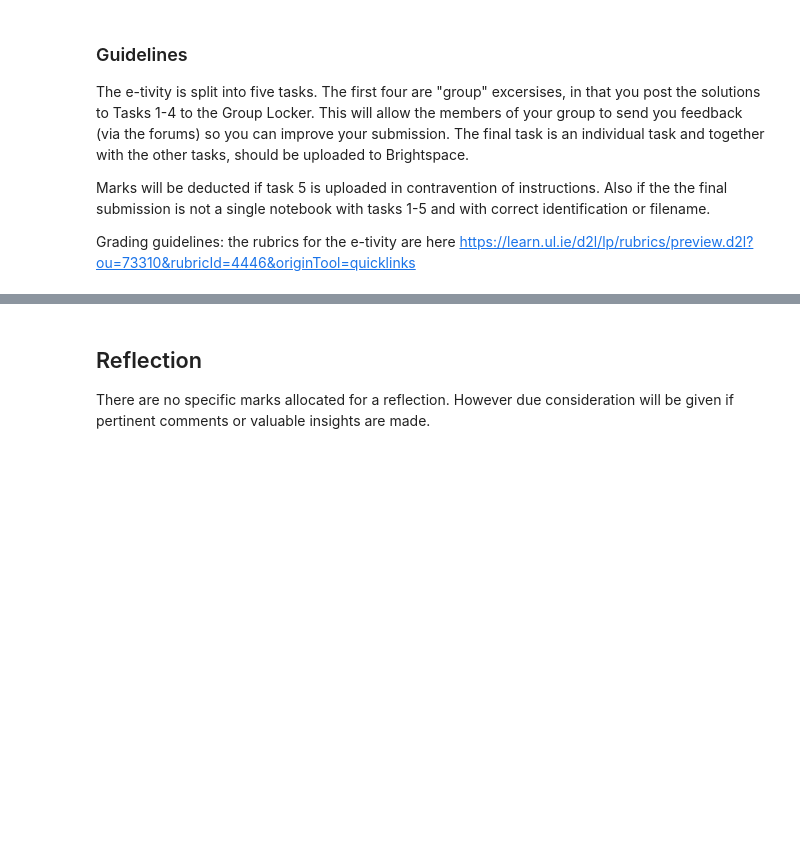
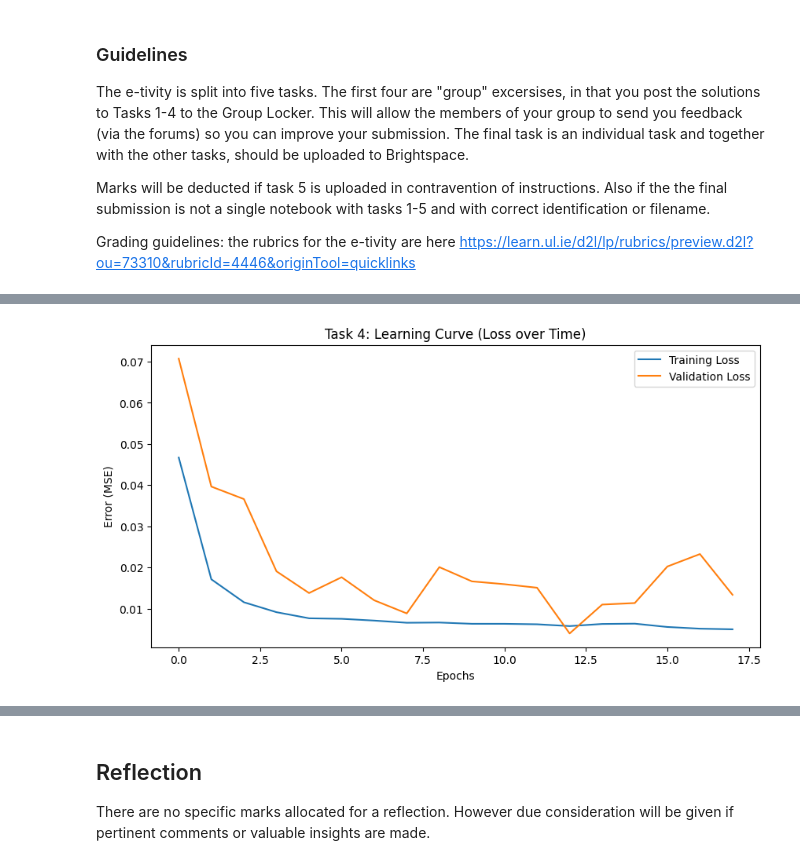
Before and after one commit to barry-clarke/CS5004, a Jupyter notebook: Etivity2_24325082_Tasks1_4.ipynb, the cells around one changed output, grey strips where cells are left out. Saved outputs shown, nothing was run; the diff lists cells and outputs as text; code cells hidden in the pictures; blank space fills up the shorter version.

```diff
--- a/Etivity2_24325082_Tasks1_4.ipynb
+++ b/Etivity2_24325082_Tasks1_4.ipynb
@@ -142,0 +198,80 @@ Submit Tasks 1-5 in a single notebook this before the deadline on Sunday.
+# %%
+# ==========================================
+# TASK 3: MODEL CONSTRUCTION (LSTM)
+# ==========================================
+print("\n--- Task 3: Building LSTM Model ---")
+
+model = Sequential()
+
+# Input Layer
+model.add(Input(shape=(X_train.shape[1], X_train.shape[2])))
+
+# LSTM Layers (32 Units, Stacked)
+model.add(LSTM(32, return_sequences=True))
+model.add(Dropout(0.2))
+
+model.add(LSTM(32, return_sequences=False))
+model.add(Dropout(0.2))
+
+# Output Layer
+model.add(Dense(1))
+
+model.compile(optimizer='adam', loss='mean_squared_error')
+
+# ==========================================
+# TASK 4: TRAINING & EVALUATION
+# ==========================================
+print("\n--- Task 4: Training & Testing ---")
+
+# Early Stopping
+callback = EarlyStopping(monitor='val_loss', patience=5, restore_best_weights=True)
+
+history = model.fit(
+    X_train, y_train,
+    validation_data=(X_test, y_test),
+    epochs=50,
+    batch_size=32,
+    callbacks=[callback],
+    verbose=1
+)
+
+# --- Plot 1: Learning Curve ---
+plt.figure(figsize=(10, 5))
+plt.plot(history.history['loss'], label='Training Loss')
+plt.plot(history.history['val_loss'], label='Validation Loss')
+plt.title('Task 4: Learning Curve (Loss over Time)')
+plt.xlabel('Epochs')
+plt.ylabel('Error (MSE)')
+plt.legend()
+plt.show()
+
+# --- Evaluation (Convert back to Dollars) ---
+# 1. Predict
+predictions = model.predict(X_test)
+
+# 2. Inverse Transform
+temp_table = np.zeros((len(predictions), 4))
+temp_table[:, 0] = predictions.flatten()
+predicted_prices = scaler.inverse_transform(temp_table)[:, 0]
+
+temp_table[:, 0] = y_test.flatten()
+real_prices = scaler.inverse_transform(temp_table)[:, 0]
+
+# 3. Calculate MAPE
+error_percentage = np.mean(np.abs((real_prices - predicted_prices) / real_prices)) * 100
+print(f"\nFinal Model Accuracy: {100 - error_percentage:.2f}% (MAPE Error: {error_percentage:.2f}%)")
+
+# --- Plot 2: Scatter (Actual vs Predicted) ---
+plt.figure(figsize=(10, 6))
+plt.scatter(real_prices, predicted_prices, color='green', alpha=0.5)
+
+# Perfect prediction line
+m, M = min(real_prices), max(real_prices)
+plt.plot([m, M], [m, M], 'r--', label='Perfect Prediction')
+
+plt.title('Task 4: Actual vs Predicted Prices')
+plt.xlabel('Actual Price ($)')
+plt.ylabel('Predicted Price ($)')
+plt.legend()
+plt.show()
+# %% [output]
@@ -142,0 +295 @@ Submit Tasks 1-5 in a single notebook this before the deadline on Sunday.
+[figure, added]
```
Also changed, not shown: parts of 21 cells of this notebook.
